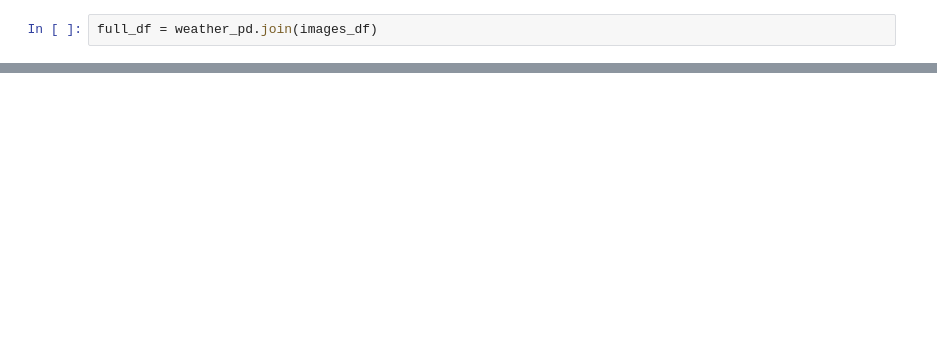
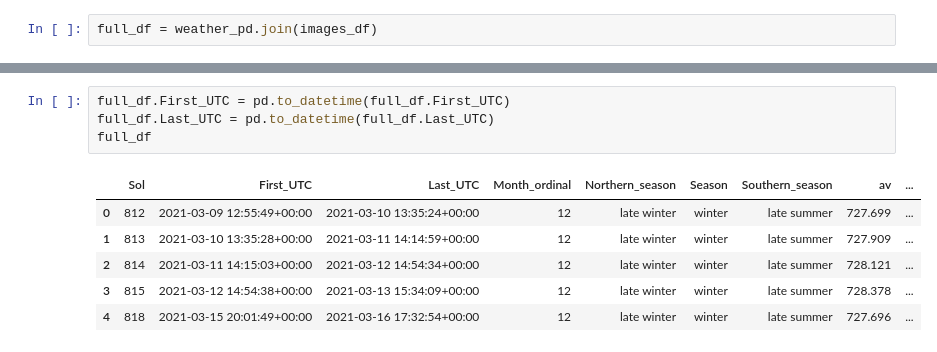
Before and after one commit to SinfulCitrus/DataSciA1, a Jupyter notebook: assignment1.ipynb, the cells around one changed output, grey strips where cells are left out. Cells and saved outputs as stored; diff of their text form; blank space fills up the shorter version.

```diff
--- a/assignment1.ipynb
+++ b/assignment1.ipynb
@@ -213,0 +190,11 @@ SyntaxError: invalid syntax (<ipython-input-42-c1cc428ec200>, line 1)
+# %%
+full_df.First_UTC = pd.to_datetime(full_df.First_UTC)
+full_df.Last_UTC = pd.to_datetime(full_df.Last_UTC)
+full_df
+# %% [output]
+|  | Sol | First_UTC | Last_UTC | Month_ordinal | Northern_season | Season | Southern_season | av | ... |
+| 0 | 812 | 2021-03-09 12:55:49+00:00 | 2021-03-10 13:35:24+00:00 | 12 | late winter | winter | late summer | 727.699 | ... |
+| 1 | 813 | 2021-03-10 13:35:28+00:00 | 2021-03-11 14:14:59+00:00 | 12 | late winter | winter | late summer | 727.909 | ... |
+| 2 | 814 | 2021-03-11 14:15:03+00:00 | 2021-03-12 14:54:34+00:00 | 12 | late winter | winter | late summer | 728.121 | ... |
+| 3 | 815 | 2021-03-12 14:54:38+00:00 | 2021-03-13 15:34:09+00:00 | 12 | late winter | winter | late summer | 728.378 | ... |
+| 4 | 818 | 2021-03-15 20:01:49+00:00 | 2021-03-16 17:32:54+00:00 | 12 | late winter | winter | late summer | 727.696 | ... |
```
Also changed, not shown: parts of 18 cells of this notebook.
